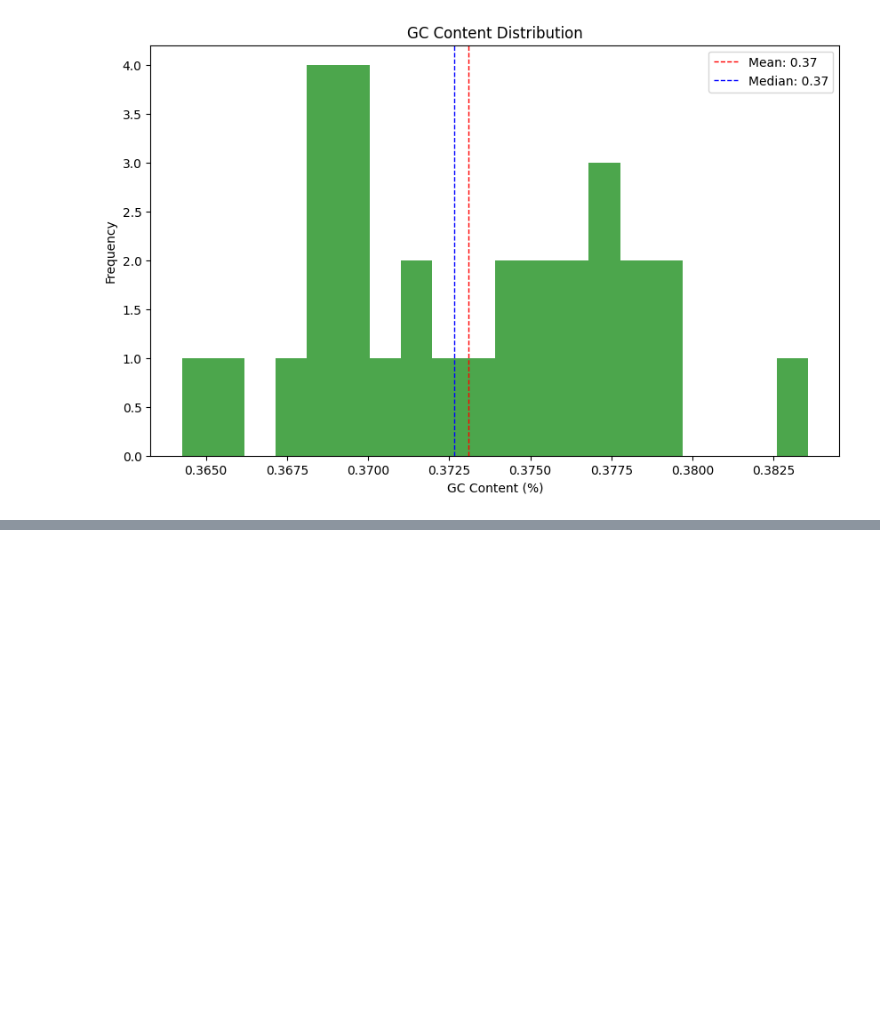
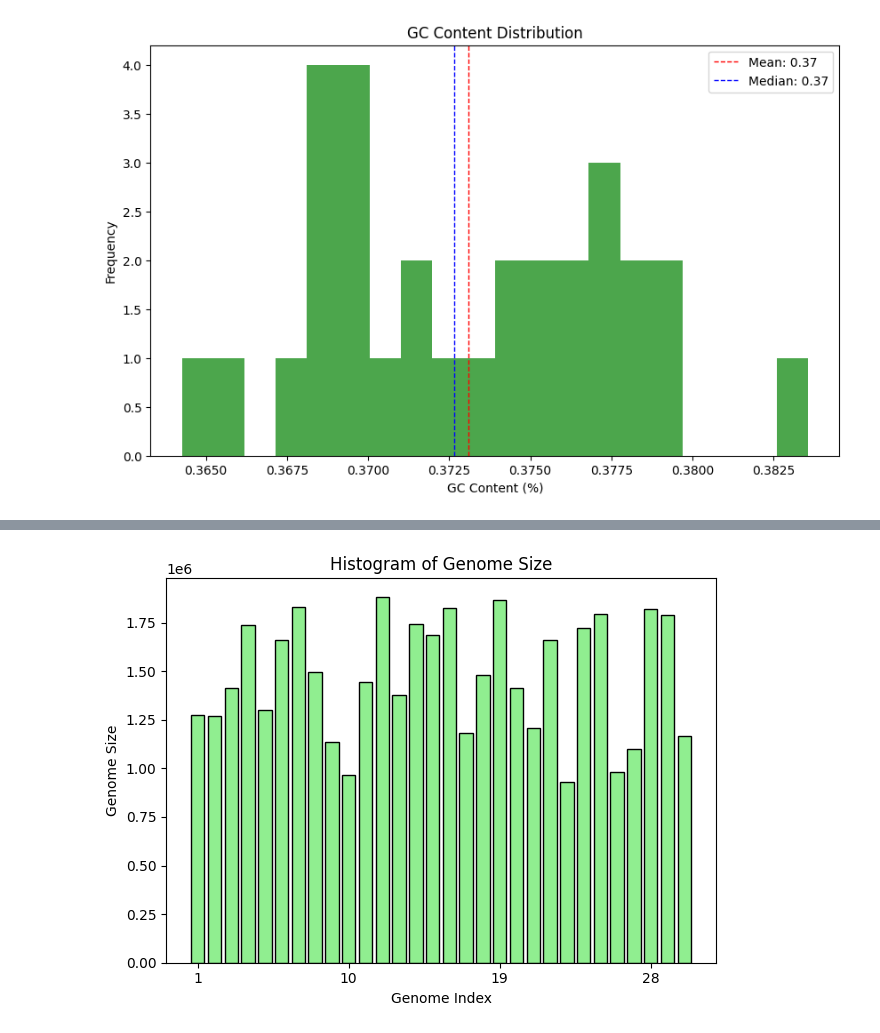
Before and after one commit to Frederick-abichahine/Dental-Plaque-Metagenomic-Analysis, a Jupyter notebook: SGB748_data/checkm_output_analysis/checkm_output_analysis.ipynb, the cells around one changed output, grey strips where cells are left out. Cells and saved outputs as stored; diff of their text form; code cells hidden in the pictures; blank space fills up the shorter version.

```diff
--- a/SGB748_data/checkm_output_analysis/checkm_output_analysis.ipynb
+++ b/SGB748_data/checkm_output_analysis/checkm_output_analysis.ipynb
@@ -236,0 +251,11 @@ plt.show()
+# %%
+# Plotting histogram of genome size
+plt.bar(range(1, len(df['Genome size']) + 1), df['Genome size'], color='lightgreen', edgecolor='black')
+plt.title('Histogram of Genome Size')
+plt.xlabel('Genome Index')
+plt.ylabel('Genome Size')
+plt.xticks(range(1, len(df['Genome size']) + 1, 9))  # Set x-axis ticks to start from 1
+plt.tight_layout()
+plt.show()
+# %% [output]
+[figure, added]
```
Also changed, not shown: parts of 2 cells of this notebook, 2 other files.
